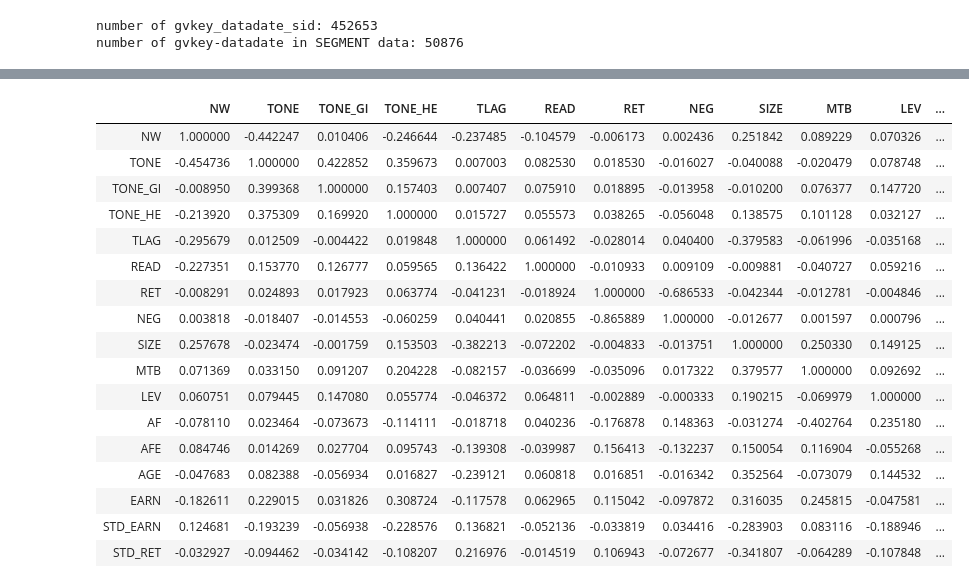
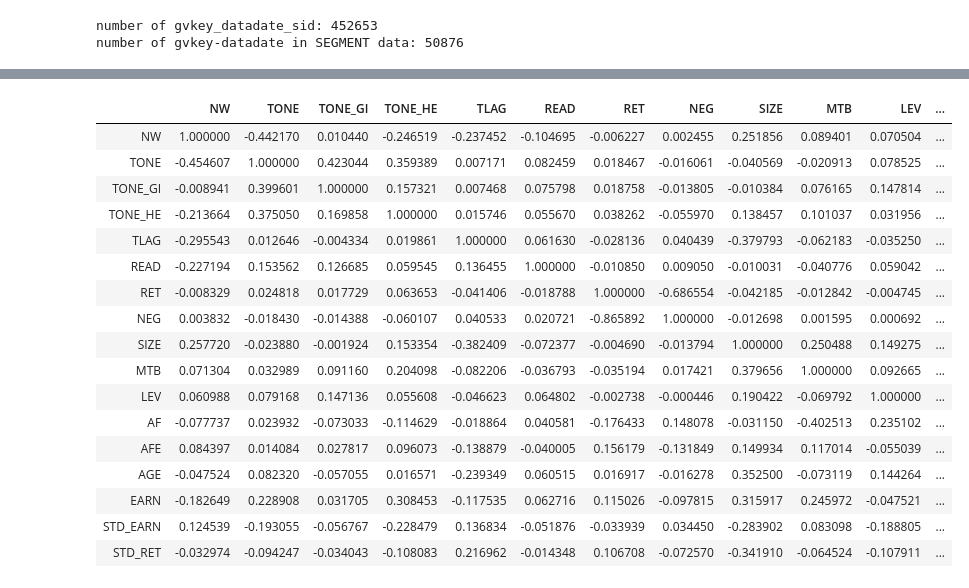
Before and after one commit to fengzhi22/narrative_conservatism, a Jupyter notebook: code/4-1_dataset_10-Q_ABTONE.ipynb, the cells around one changed output, grey strips where cells are left out. Drawn from its saved outputs; the diff is of its cells as text; code cells hidden in the pictures.

```diff
--- a/code/4-1_dataset_10-Q_ABTONE.ipynb
+++ b/code/4-1_dataset_10-Q_ABTONE.ipynb
@@ -175,5 +198,6 @@ crsp_comp_edgar_ibes_seg.loc[crsp_comp_edgar_ibes_seg['nseg_geo'].isnull(), 'nse
 
 ####### Drop duplicated gykey-cquarter
 crsp_comp_edgar_ibes_seg = crsp_comp_edgar_ibes_seg[crsp_comp_edgar_ibes_seg.duplicated(subset=['gvkey', 'cquarter']) == False]
+crsp_comp_edgar_ibes_seg = crsp_comp_edgar_ibes_seg.drop(columns=['date_key', 'fpedats', 'actual', 'median'])
 print('Number of gvkey-quarter obs. after merging, left: '+ str(crsp_comp_edgar_ibes_seg.shape[0]))
 # %% [output]
@@ -423,42 +447,42 @@ T2PD_spearman = selected_vars.loc[:, (selected_vars.columns != 'nw') & \
 # T2PC_spearman
 # %%
 ######### Combine two correlation matrices. right-up matrix: pearson; left-down matrix: spearman
-for row in list(range(0, len(T2PC_spearman.index))):
-    T2PC_spearman.iloc[row, row+1:] = T2PD_pearson.iloc[row, row+1:]
+for row in list(range(0, len(T2PD_spearman.index))):
+    T2PD_spearman.iloc[row, row+1:] = T2PD_pearson.iloc[row, row+1:]
 
-##### Save T2PC
+##### Save T2PD
 table_path = '..\\output\\Tables.xlsx'
 if os.path.exists(table_path) == True:
     book = load_workbook(table_path)
     writer = pd.ExcelWriter(table_path, engine = 'openpyxl')
     writer.book = book
     writer.sheets = dict((ws.title, ws) for ws in book.worksheets)
 
     T2PD_spearman.to_excel(writer, sheet_name='T2PD_raw', float_format="%.4f")
 
     writer.save()
     writer.close()
 
 else:
     T2PD_spearman.to_excel(table_path, sheet_name='T2PD_raw', float_format="%.4f")
 
 T2PD_spearman
 # %% [output]
 |  | NW | TONE | TONE_GI | TONE_HE | TLAG | READ | RET | NEG | SIZE | MTB | LEV | ... |
-| NW | 1.000000 | -0.442247 | 0.010406 | -0.246644 | -0.237485 | -0.104579 | -0.006173 | 0.002436 | 0.251842 | 0.089229 | 0.070326 | ... |
-| TONE | -0.454736 | 1.000000 | 0.422852 | 0.359673 | 0.007003 | 0.082530 | 0.018530 | -0.016027 | -0.040088 | -0.020479 | 0.078748 | ... |
-| TONE_GI | -0.008950 | 0.399368 | 1.000000 | 0.157403 | 0.007407 | 0.075910 | 0.018895 | -0.013958 | -0.010200 | 0.076377 | 0.147720 | ... |
-| TONE_HE | -0.213920 | 0.375309 | 0.169920 | 1.000000 | 0.015727 | 0.055573 | 0.038265 | -0.056048 | 0.138575 | 0.101128 | 0.032127 | ... |
-| TLAG | -0.295679 | 0.012509 | -0.004422 | 0.019848 | 1.000000 | 0.061492 | -0.028014 | 0.040400 | -0.379583 | -0.061996 | -0.035168 | ... |
-| READ | -0.227351 | 0.153770 | 0.126777 | 0.059565 | 0.136422 | 1.000000 | -0.010933 | 0.009109 | -0.009881 | -0.040727 | 0.059216 | ... |
-| RET | -0.008291 | 0.024893 | 0.017923 | 0.063774 | -0.041231 | -0.018924 | 1.000000 | -0.686533 | -0.042344 | -0.012781 | -0.004846 | ... |
-| NEG | 0.003818 | -0.018407 | -0.014553 | -0.060259 | 0.040441 | 0.020855 | -0.865889 | 1.000000 | -0.012677 | 0.001597 | 0.000796 | ... |
-| SIZE | 0.257678 | -0.023474 | -0.001759 | 0.153503 | -0.382213 | -0.072202 | -0.004833 | -0.013751 | 1.000000 | 0.250330 | 0.149125 | ... |
-| MTB | 0.071369 | 0.033150 | 0.091207 | 0.204228 | -0.082157 | -0.036699 | -0.035096 | 0.017322 | 0.379577 | 1.000000 | 0.092692 | ... |
-| LEV | 0.060751 | 0.079445 | 0.147080 | 0.055774 | -0.046372 | 0.064811 | -0.002889 | -0.000333 | 0.190215 | -0.069979 | 1.000000 | ... |
-| AF | -0.078110 | 0.023464 | -0.073673 | -0.114111 | -0.018718 | 0.040236 | -0.176878 | 0.148363 | -0.031274 | -0.402764 | 0.235180 | ... |
-| AFE | 0.084746 | 0.014269 | 0.027704 | 0.095743 | -0.139308 | -0.039987 | 0.156413 | -0.132237 | 0.150054 | 0.116904 | -0.055268 | ... |
-| AGE | -0.047683 | 0.082388 | -0.056934 | 0.016827 | -0.239121 | 0.060818 | 0.016851 | -0.016342 | 0.352564 | -0.073079 | 0.144532 | ... |
-| EARN | -0.182611 | 0.229015 | 0.031826 | 0.308724 | -0.117578 | 0.062965 | 0.115042 | -0.097872 | 0.316035 | 0.245815 | -0.047581 | ... |
-| STD_EARN | 0.124681 | -0.193239 | -0.056938 | -0.228576 | 0.136821 | -0.052136 | -0.033819 | 0.034416 | -0.283903 | 0.083116 | -0.188946 | ... |
-| STD_RET | -0.032927 | -0.094462 | -0.034142 | -0.108207 | 0.216976 | -0.014519 | 0.106943 | -0.072677 | -0.341807 | -0.064289 | -0.107848 | ... |
+| NW | 1.000000 | -0.442170 | 0.010440 | -0.246519 | -0.237452 | -0.104695 | -0.006227 | 0.002455 | 0.251856 | 0.089401 | 0.070504 | ... |
+| TONE | -0.454607 | 1.000000 | 0.423044 | 0.359389 | 0.007171 | 0.082459 | 0.018467 | -0.016061 | -0.040569 | -0.020913 | 0.078525 | ... |
+| TONE_GI | -0.008941 | 0.399601 | 1.000000 | 0.157321 | 0.007468 | 0.075798 | 0.018758 | -0.013805 | -0.010384 | 0.076165 | 0.147814 | ... |
+| TONE_HE | -0.213664 | 0.375050 | 0.169858 | 1.000000 | 0.015746 | 0.055670 | 0.038262 | -0.055970 | 0.138457 | 0.101037 | 0.031956 | ... |
+| TLAG | -0.295543 | 0.012646 | -0.004334 | 0.019861 | 1.000000 | 0.061630 | -0.028136 | 0.040439 | -0.379793 | -0.062183 | -0.035250 | ... |
+| READ | -0.227194 | 0.153562 | 0.126685 | 0.059545 | 0.136455 | 1.000000 | -0.010850 | 0.009050 | -0.010031 | -0.040776 | 0.059042 | ... |
+| RET | -0.008329 | 0.024818 | 0.017729 | 0.063653 | -0.041406 | -0.018788 | 1.000000 | -0.686554 | -0.042185 | -0.012842 | -0.004745 | ... |
+| NEG | 0.003832 | -0.018430 | -0.014388 | -0.060107 | 0.040533 | 0.020721 | -0.865892 | 1.000000 | -0.012698 | 0.001595 | 0.000692 | ... |
+| SIZE | 0.257720 | -0.023880 | -0.001924 | 0.153354 | -0.382409 | -0.072377 | -0.004690 | -0.013794 | 1.000000 | 0.250488 | 0.149275 | ... |
+| MTB | 0.071304 | 0.032989 | 0.091160 | 0.204098 | -0.082206 | -0.036793 | -0.035194 | 0.017421 | 0.379656 | 1.000000 | 0.092665 | ... |
+| LEV | 0.060988 | 0.079168 | 0.147136 | 0.055608 | -0.046623 | 0.064802 | -0.002738 | -0.000446 | 0.190422 | -0.069792 | 1.000000 | ... |
+| AF | -0.077737 | 0.023932 | -0.073033 | -0.114629 | -0.018864 | 0.040581 | -0.176433 | 0.148078 | -0.031150 | -0.402513 | 0.235102 | ... |
+| AFE | 0.084397 | 0.014084 | 0.027817 | 0.096073 | -0.138879 | -0.040005 | 0.156179 | -0.131849 | 0.149934 | 0.117014 | -0.055039 | ... |
+| AGE | -0.047524 | 0.082320 | -0.057055 | 0.016571 | -0.239349 | 0.060515 | 0.016917 | -0.016278 | 0.352500 | -0.073119 | 0.144264 | ... |
+| EARN | -0.182649 | 0.228908 | 0.031705 | 0.308453 | -0.117535 | 0.062716 | 0.115026 | -0.097815 | 0.315917 | 0.245972 | -0.047521 | ... |
+| STD_EARN | 0.124539 | -0.193055 | -0.056767 | -0.228479 | 0.136834 | -0.051876 | -0.033939 | 0.034450 | -0.283902 | 0.083098 | -0.188805 | ... |
+| STD_RET | -0.032974 | -0.094247 | -0.034043 | -0.108083 | 0.216962 | -0.014348 | 0.106708 | -0.072570 | -0.341910 | -0.064524 | -0.107911 | ... |
```
Also changed, not shown: parts of 6 cells of this notebook, 34 other files.
